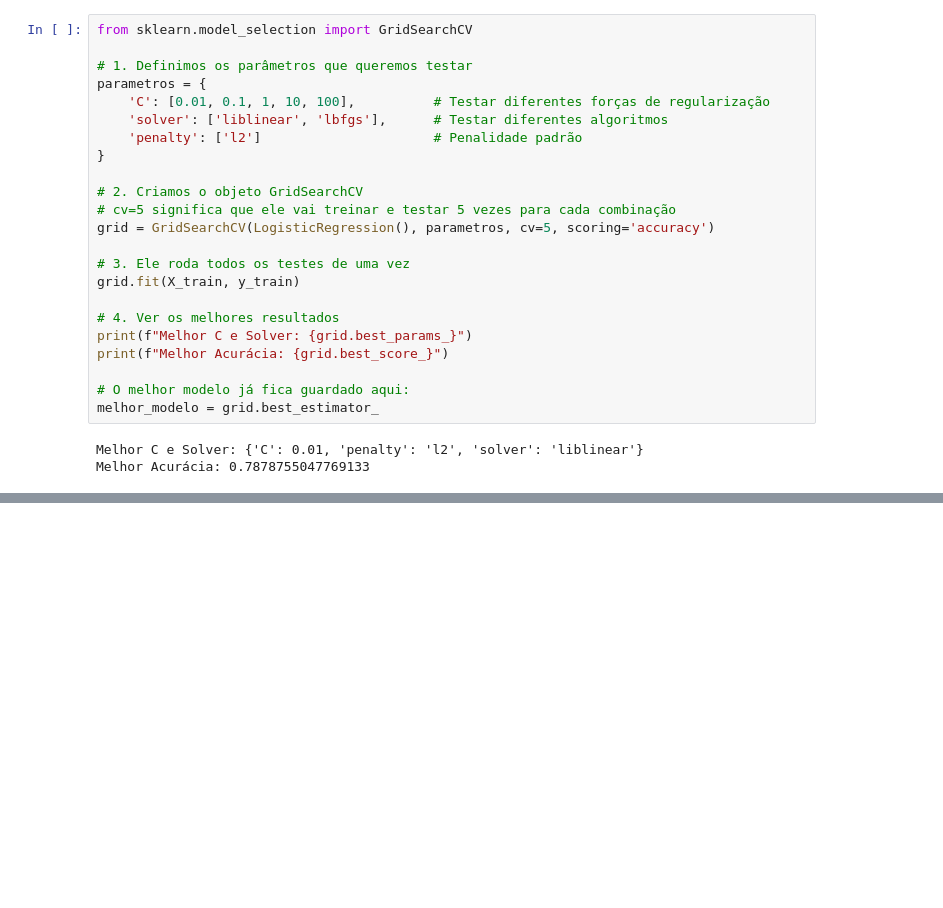
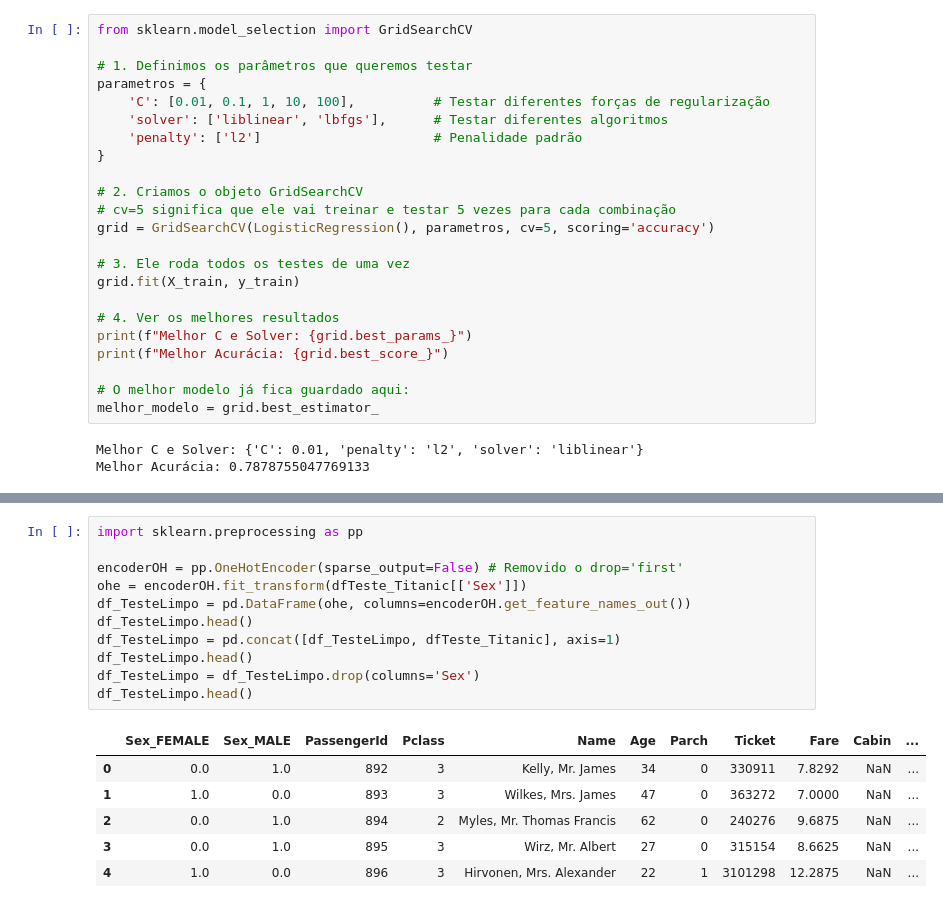
Before and after one commit to yaozin/Exercicios, a Jupyter notebook: Titanic_Projeto.ipynb, the cells around one changed output, grey strips where cells are left out. Saved outputs shown, nothing was run; the diff lists cells and outputs as text; blank space fills up the shorter version.

```diff
--- a/Titanic_Projeto.ipynb
+++ b/Titanic_Projeto.ipynb
@@ -428,0 +537,18 @@ Melhor Acurácia: 0.7878755047769133
+# %%
+import sklearn.preprocessing as pp
+
+encoderOH = pp.OneHotEncoder(sparse_output=False) # Removido o drop='first'
+ohe = encoderOH.fit_transform(dfTeste_Titanic[['Sex']])
+df_TesteLimpo = pd.DataFrame(ohe, columns=encoderOH.get_feature_names_out())
+df_TesteLimpo.head()
+df_TesteLimpo = pd.concat([df_TesteLimpo, dfTeste_Titanic], axis=1)
+df_TesteLimpo.head()
+df_TesteLimpo = df_TesteLimpo.drop(columns='Sex')
+df_TesteLimpo.head()
+# %% [output]
+|  | Sex_FEMALE | Sex_MALE | PassengerId | Pclass | Name | Age | Parch | Ticket | Fare | Cabin | ... |
+| 0 | 0.0 | 1.0 | 892 | 3 | Kelly, Mr. James | 34 | 0 | 330911 | 7.8292 | NaN | ... |
+| 1 | 1.0 | 0.0 | 893 | 3 | Wilkes, Mrs. James | 47 | 0 | 363272 | 7.0000 | NaN | ... |
+| 2 | 0.0 | 1.0 | 894 | 2 | Myles, Mr. Thomas Francis | 62 | 0 | 240276 | 9.6875 | NaN | ... |
+| 3 | 0.0 | 1.0 | 895 | 3 | Wirz, Mr. Albert | 27 | 0 | 315154 | 8.6625 | NaN | ... |
+| 4 | 1.0 | 0.0 | 896 | 3 | Hirvonen, Mrs. Alexander | 22 | 1 | 3101298 | 12.2875 | NaN | ... |
```
Also changed, not shown: parts of 14 cells of this notebook.
